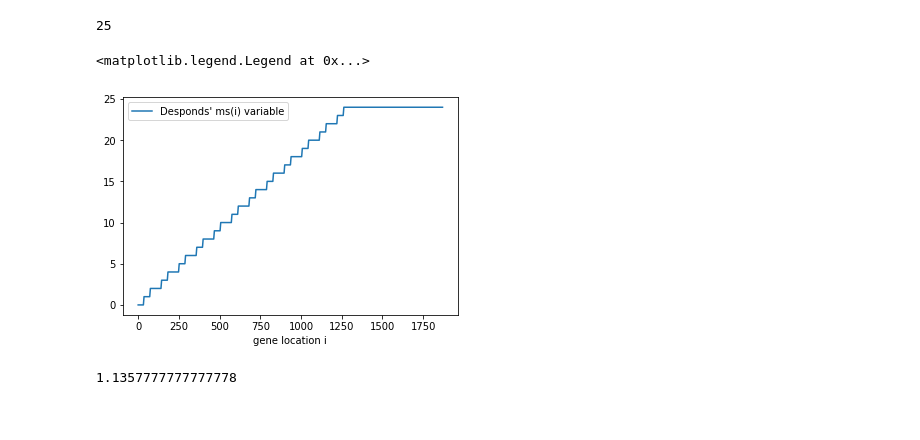
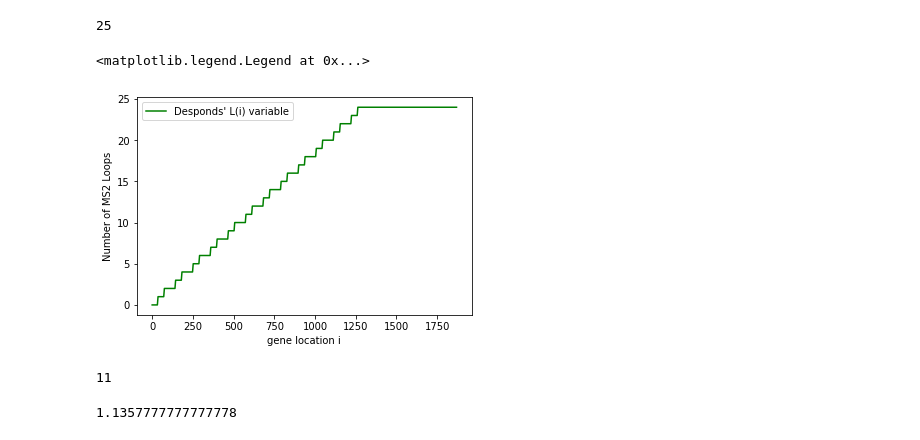
Before and after one commit to tlmakinen/bursting-IGMM, a Jupyter notebook: autocorrelation/desponds-positive-control.ipynb, the cells around one changed output. Cells and saved outputs as stored; diff of their text form; code cells hidden in the pictures.

```diff
--- a/autocorrelation/desponds-positive-control.ipynb
+++ b/autocorrelation/desponds-positive-control.ipynb
@@ -165,22 +170,23 @@ loopFn = spio.loadmat('standalone/therightL.mat')
 # %%
 """Parameters for Li model
 ms: variable describing the number of binding sites on nascent mRNA
     ms[i] is the exact number of binding sites available when polII is
     at the exact location i along the gene
 Li: the number of binding sites on nascent mRNA given a BINNED position of polII i along gene"""
 obs_time = 6  # seconds
 tPol=6;       # RNAP loading time, corresponds to 1 polII every observation
 ke=25;        # Elongation rate
 sizePol = tPol * ke
 variable = loopFn['ms']
 ms = variable[0]
 
-plt.plot(ms, label = 'Desponds\' ms(i) variable')
+plt.plot(ms, color='green', label = 'Desponds\' L(i) variable')
 plt.xlabel('gene location i')
+plt.ylabel('Number of MS2 Loops')
 plt.legend(loc='best')
 # %% [output]
 <matplotlib.legend.Legend at 0x...>
-[figure, old version]
+[figure, new version]
 # %%
 """Now, compute the binned loop Li function"""
 Li_fn = []
@@ -189,8 +195,10 @@ for i in range(len(ms)//sizePol):
 
 #for i in range(len(loopfn)//sizePol):
 if (i < len(ms) // sizePol):
-    #print(i)
+    print(i)
     Li_fn[i] = np.sum(ms[(sizePol*(i)+1):-1]) / sizePol
+# %% [output]
+11
 # %%
 np.sum(Li_fn) / 150
 # %% [output]
```
Also changed, not shown: parts of 9 cells of this notebook.
